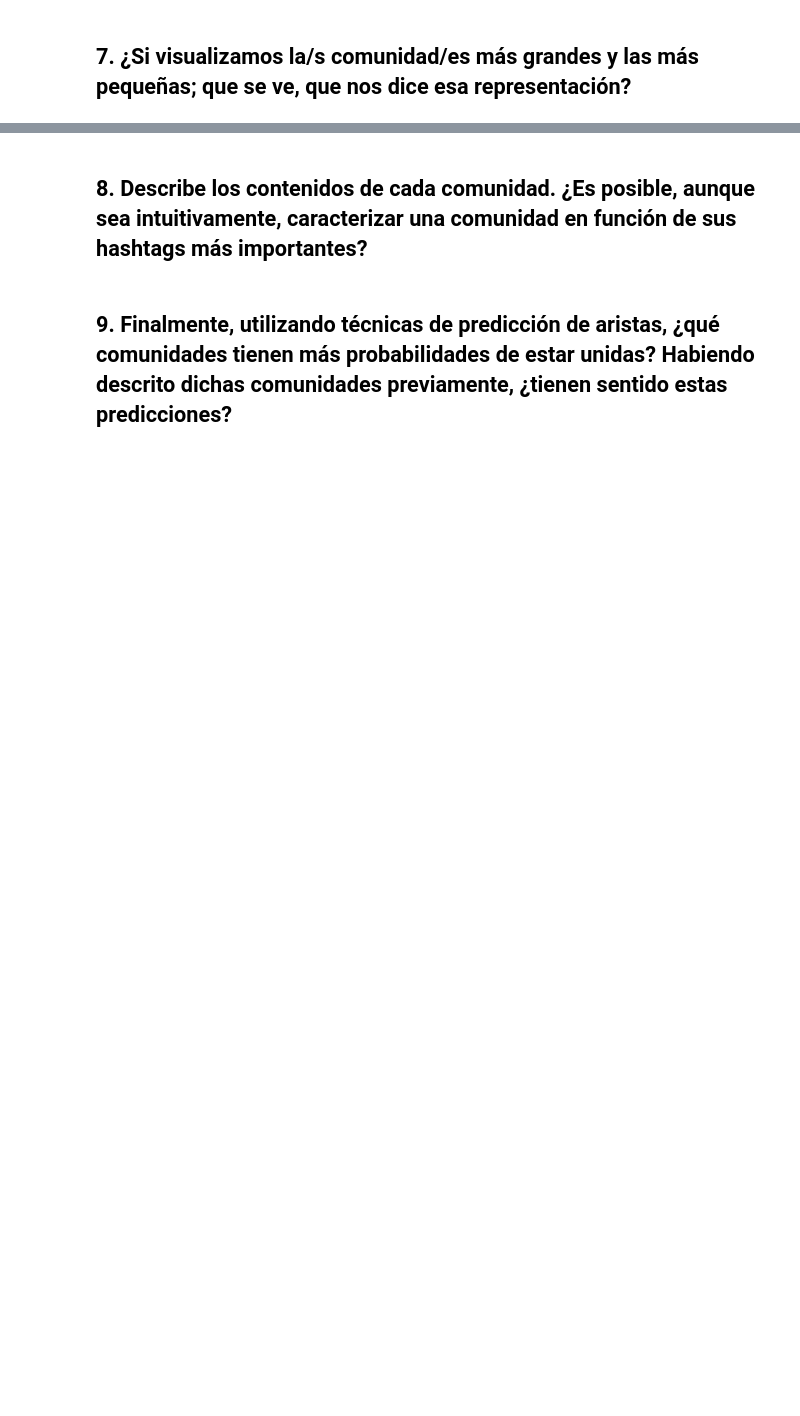
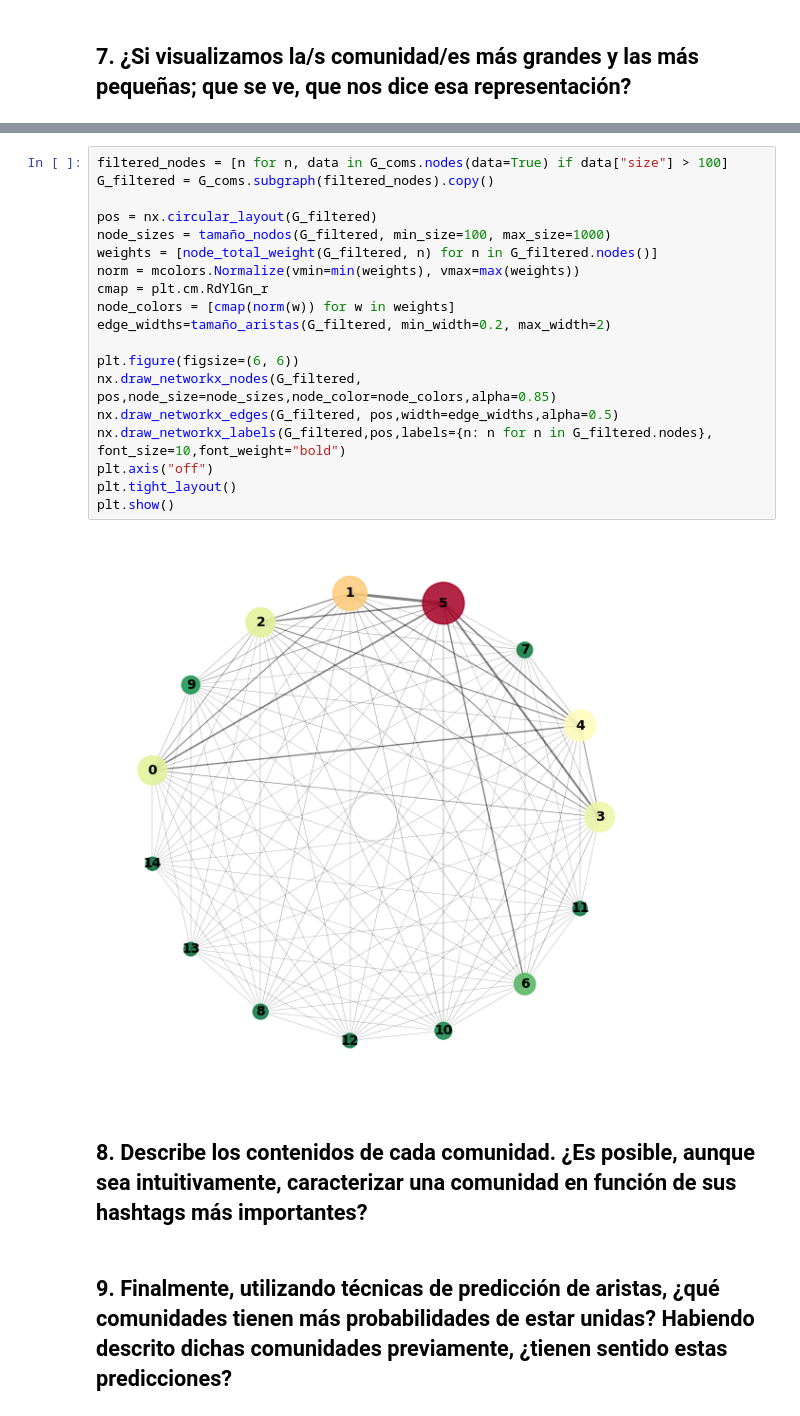
Before and after one commit to luciacuevascsv/analisis_redes_sociales, a Jupyter notebook: Practica I/practicaI.ipynb, the cells around one changed output, grey strips where cells are left out. Saved outputs shown, nothing was run; the diff lists cells and outputs as text; blank space fills up the shorter version.

```diff
--- a/Practica I/practicaI.ipynb
+++ b/Practica I/practicaI.ipynb
@@ -970,3 +1017,24 @@ plt.show()
+# %%
+filtered_nodes = [n for n, data in G_coms.nodes(data=True) if data["size"] > 100]
+G_filtered = G_coms.subgraph(filtered_nodes).copy()
+
+pos = nx.circular_layout(G_filtered)
+node_sizes = tamaño_nodos(G_filtered, min_size=100, max_size=1000)
+weights = [node_total_weight(G_filtered, n) for n in G_filtered.nodes()]
+norm = mcolors.Normalize(vmin=min(weights), vmax=max(weights))
+cmap = plt.cm.RdYlGn_r
+node_colors = [cmap(norm(w)) for w in weights]
+edge_widths=tamaño_aristas(G_filtered, min_width=0.2, max_width=2)
+
+plt.figure(figsize=(6, 6))
+nx.draw_networkx_nodes(G_filtered, pos,node_size=node_sizes,node_color=node_colors,alpha=0.85)
+nx.draw_networkx_edges(G_filtered, pos,width=edge_widths,alpha=0.5)
+nx.draw_networkx_labels(G_filtered,pos,labels={n: n for n in G_filtered.nodes}, font_size=10,font_weight="bold")
+plt.axis("off")
+plt.tight_layout()
+plt.show()
+# %% [output]
+[figure, added]
 # %% [markdown]
 ## 8. Describe los contenidos de cada comunidad. ¿Es posible, aunque sea intuitivamente, caracterizar una comunidad en función de sus hashtags más importantes?
 # %% [markdown]
```
Also changed, not shown: parts of 20 cells of this notebook.
